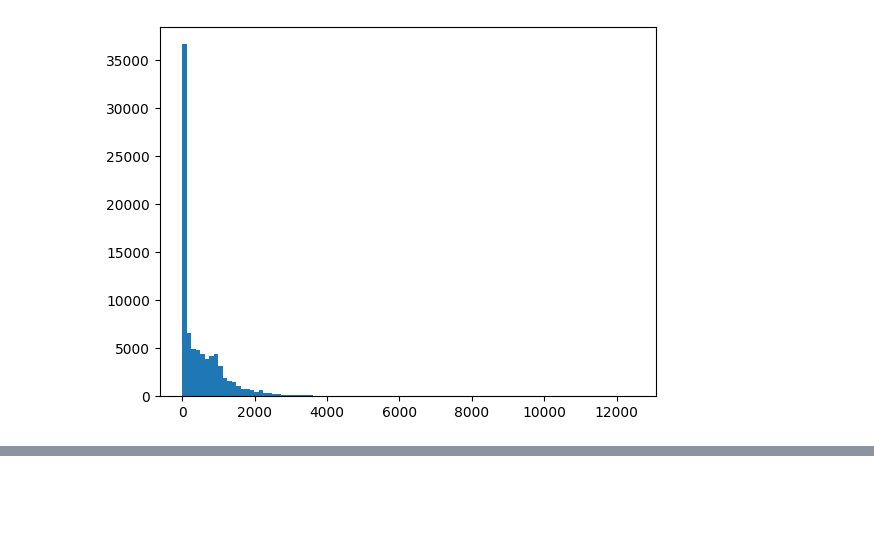
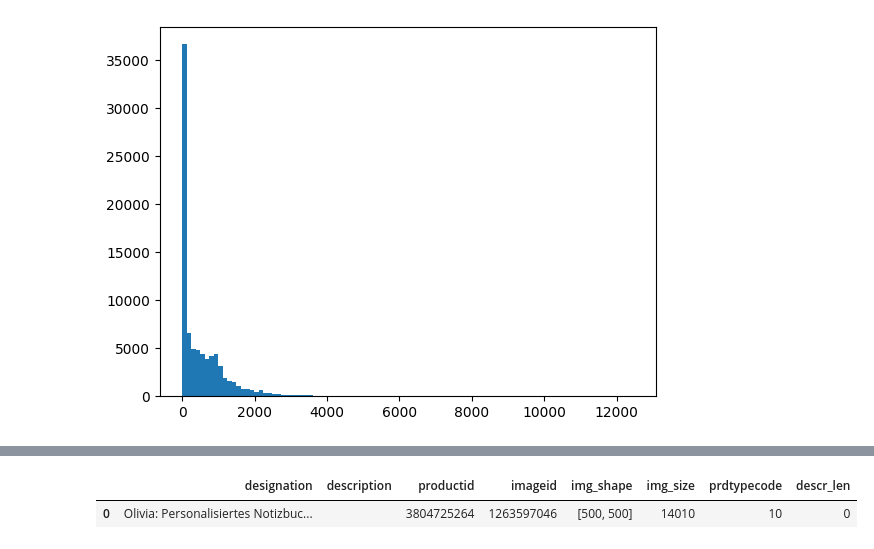
Before and after one commit to oisnard/ProjetFilRouge, a Jupyter notebook: Src/explo_descr.ipynb, the cells around one changed output, grey strips where cells are left out. Saved outputs shown, nothing was run; the diff lists cells and outputs as text; code cells hidden in the pictures; blank space fills up the shorter version.

```diff
--- a/Src/explo_descr.ipynb
+++ b/Src/explo_descr.ipynb
@@ -42,0 +81,5 @@ plt.show()
+# %%
+df[df.index==0]
+# %% [output]
+|  | designation | description | productid | imageid | img_shape | img_size | prdtypecode | descr_len |
+| 0 | Olivia: Personalisiertes Notizbuc... |  | 3804725264 | 1263597046 | [500, 500] | 14010 | 10 | 0 |
```
Also changed, not shown: parts of 3 cells of this notebook.
